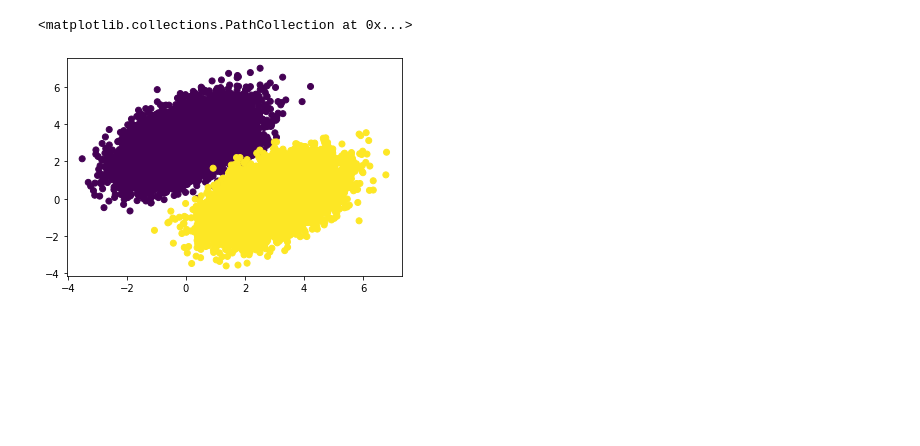
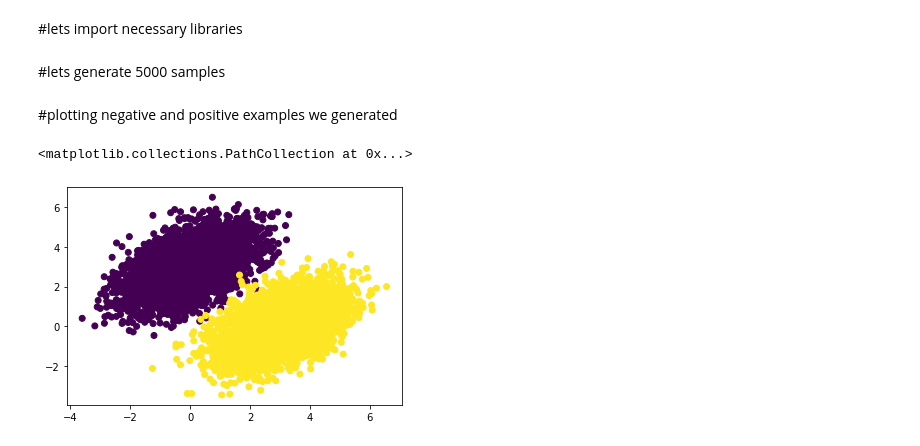
Before and after one commit to LokeshVadlamudi/AdvancedDeepLearning, a Jupyter notebook: Assignment_2/Assignment_2_part1/assignment2_part1.ipynb, the cells around one changed output. Saved outputs shown, nothing was run; the diff lists cells and outputs as text; code cells hidden in the pictures; blank space fills up the shorter version.

```diff
--- a/Assignment_2/Assignment_2_part1/assignment2_part1.ipynb
+++ b/Assignment_2/Assignment_2_part1/assignment2_part1.ipynb
@@ -13,0 +16,2 @@ print(tape.gradient(y, x).numpy()) # -> 75.0
+# %% [markdown]
+#lets import necessary libraries
@@ -14,22 +23,21 @@ print(tape.gradient(y, x).numpy()) # -> 75.0
+# %% [markdown]
+#lets generate 5000 samples
 # %%
-#Importing necessary libraries
-import numpy as np
-import random
-import matplotlib.pyplot as plt
-%matplotlib inline
+samples = 5000
 
-#Generating 10000 samples each for postive and negative data
-num_samples = 10000
-negative_samples = np.random.multivariate_normal(mean=[0, 3], cov=[[1, 0.5], [0.5, 1]], size=num_samples)
-positive_samples = np.random.multivariate_normal(mean=[3, 0], cov=[[1, 0.5], [0.5, 1]], size=num_samples)
+#negative data
+negative_data = np.random.multivariate_normal(mean=[0, 3], cov=[[1, 0.5], [0.5, 1]], size=samples)
+
+#positive data
+positive_data = np.random.multivariate_normal(mean=[3, 0], cov=[[1, 0.5], [0.5, 1]], size=samples)
+# %% [markdown]
+#plotting negative and positive examples we generated
 # %%
-#Plotting the postive and negative samples
-features = np.vstack((negative_samples, positive_samples)).astype(np.float32)
-labels = np.vstack((np.zeros((num_samples, 1), dtype='float32'),
-                    np.ones((num_samples, 1), dtype='float32')))
+features = np.vstack((negative_data, positive_data)).astype(np.float32)
+labels = np.vstack((np.zeros((samples, 1), dtype='float32'),np.ones((samples, 1), dtype='float32')))
 
 plt.scatter(features[:, 0], features[:, 1], c=labels[:, 0])
 # %% [output]
 <matplotlib.collections.PathCollection at 0x...>
-[figure, old version]
+[figure, new version]
 # %%
```
Also changed, not shown: parts of 7 cells of this notebook.
